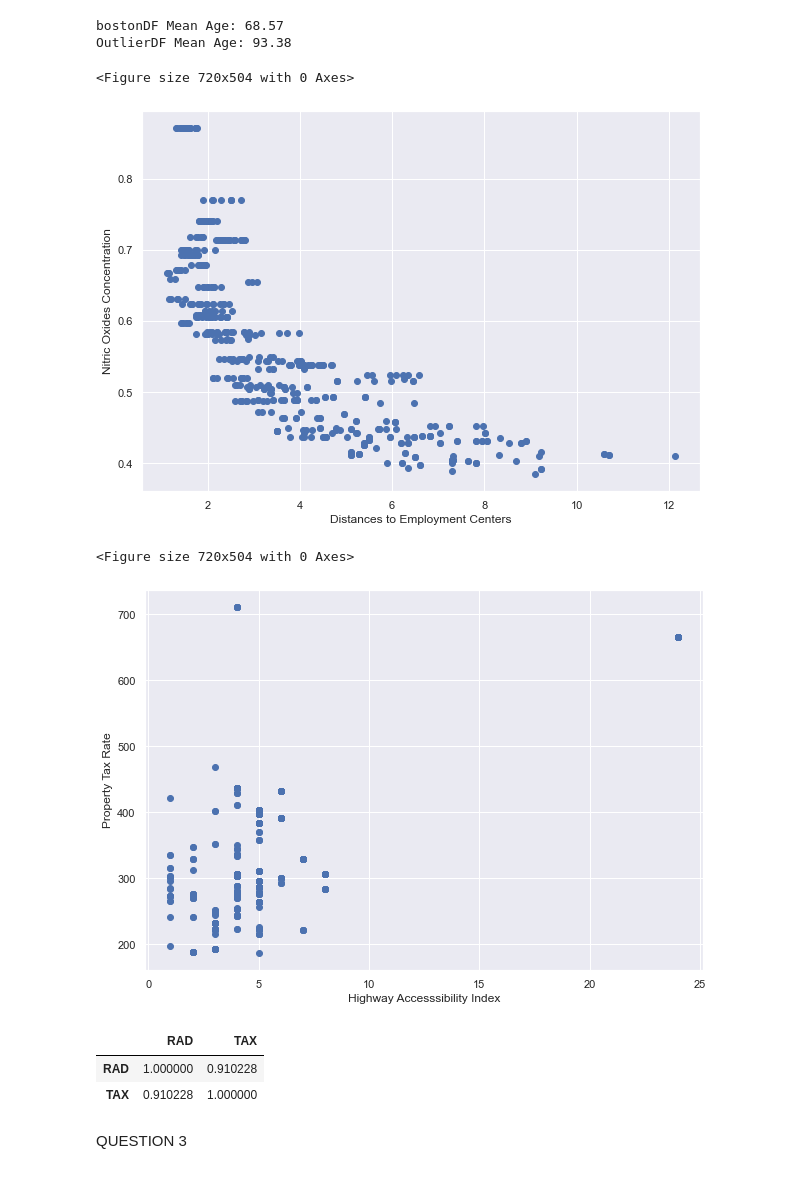
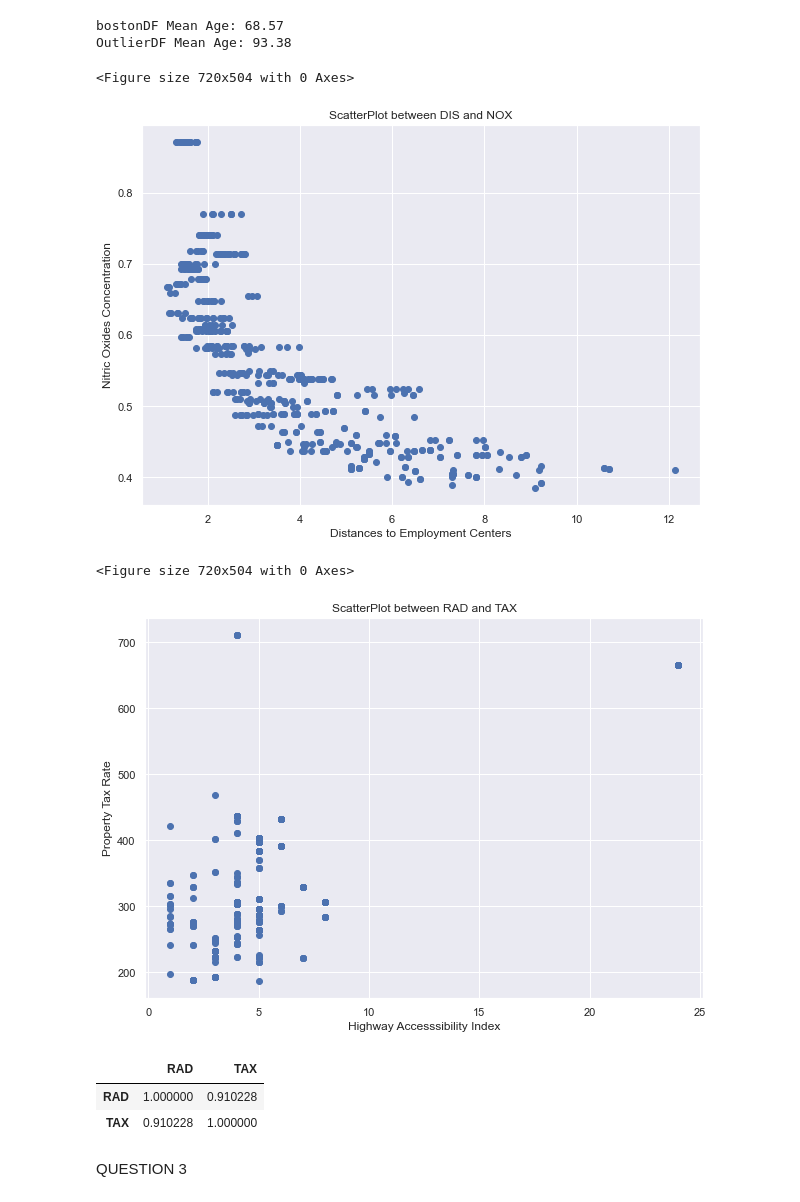
Before and after one commit to ivan-usd/refactored-octo-journey, a Jupyter notebook: notebooks/module3.ipynb, the cells around one changed output. Cells and saved outputs as stored; diff of their text form; code cells hidden in the pictures.

```diff
--- a/notebooks/module3.ipynb
+++ b/notebooks/module3.ipynb
@@ -84,14 +84,15 @@ OutlierDF Mean Age: 93.38
 # %%
 #2.5 Creating scatter plot for DIS & NOX
 scatterFig = plt.figure()
 plt.figure(figsize=(10,7))
 plt.scatter(boston['DIS'],boston['NOX'])
 plt.xlabel('Distances to Employment Centers')
 plt.ylabel('Nitric Oxides Concentration')
+plt.title('ScatterPlot between DIS and NOX')
 plt.show()
 # %% [output]
 <Figure size 720x504 with 0 Axes>
-[figure, old version]
+[figure, new version]
 # %%
 #2.6 Displaying scatterplot and correlation values for RAD & TAX
 scatterFig = plt.figure()
@@ -99,12 +100,13 @@ plt.figure(figsize=(10,7))
 plt.scatter(boston['RAD'],boston['TAX'])
 plt.xlabel('Highway Accesssibility Index')
 plt.ylabel('Property Tax Rate')
+plt.title('ScatterPlot between RAD and TAX')
 plt.show()
 
 boston.loc[:,['RAD','TAX']].corr()
 # %% [output]
 <Figure size 720x504 with 0 Axes>
-[figure, old version]
+[figure, new version]
 |  | RAD | TAX |
 | RAD | 1.000000 | 0.910228 |
 | TAX | 0.910228 | 1.000000 |
```
Also changed, not shown: parts of 15 cells of this notebook.
